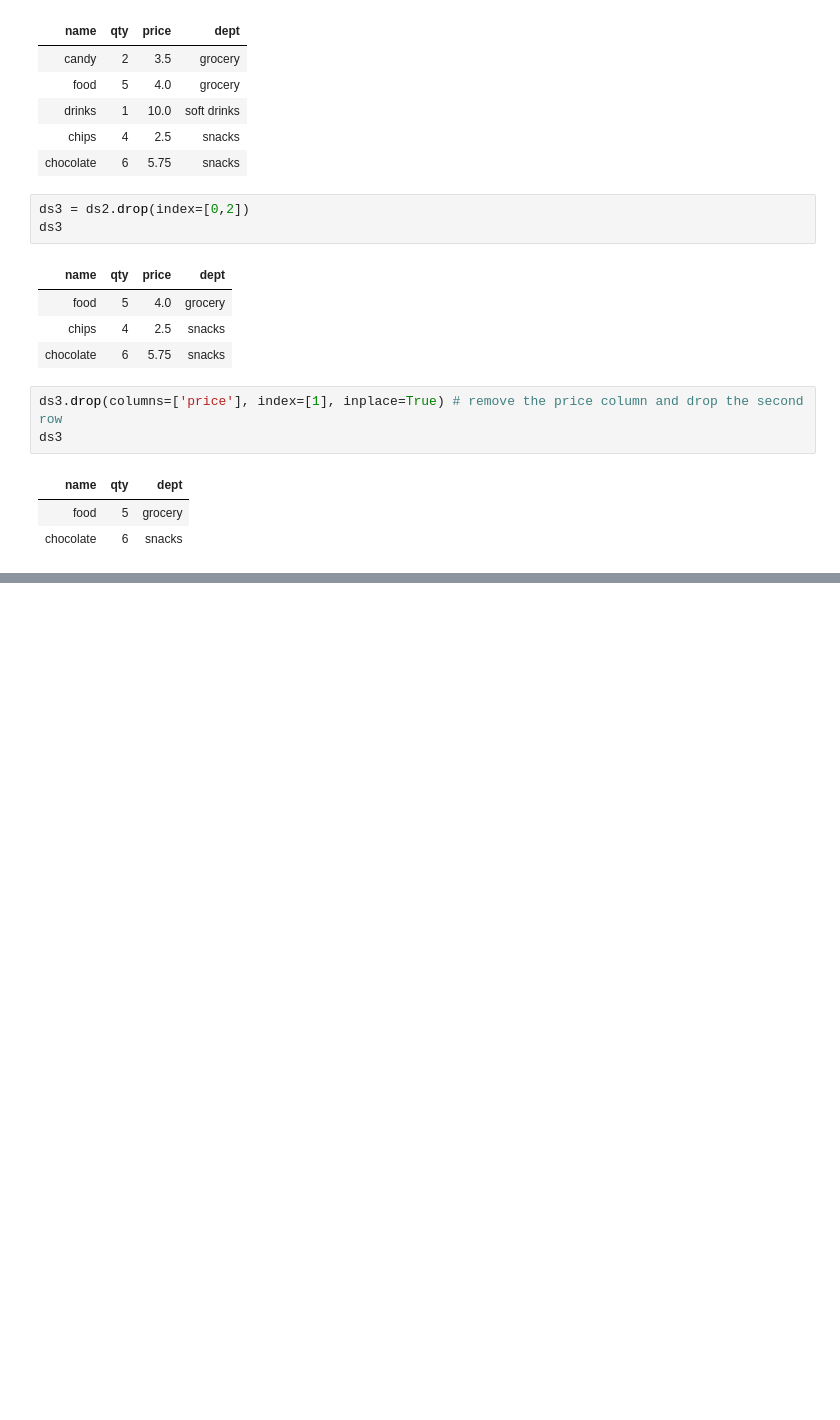
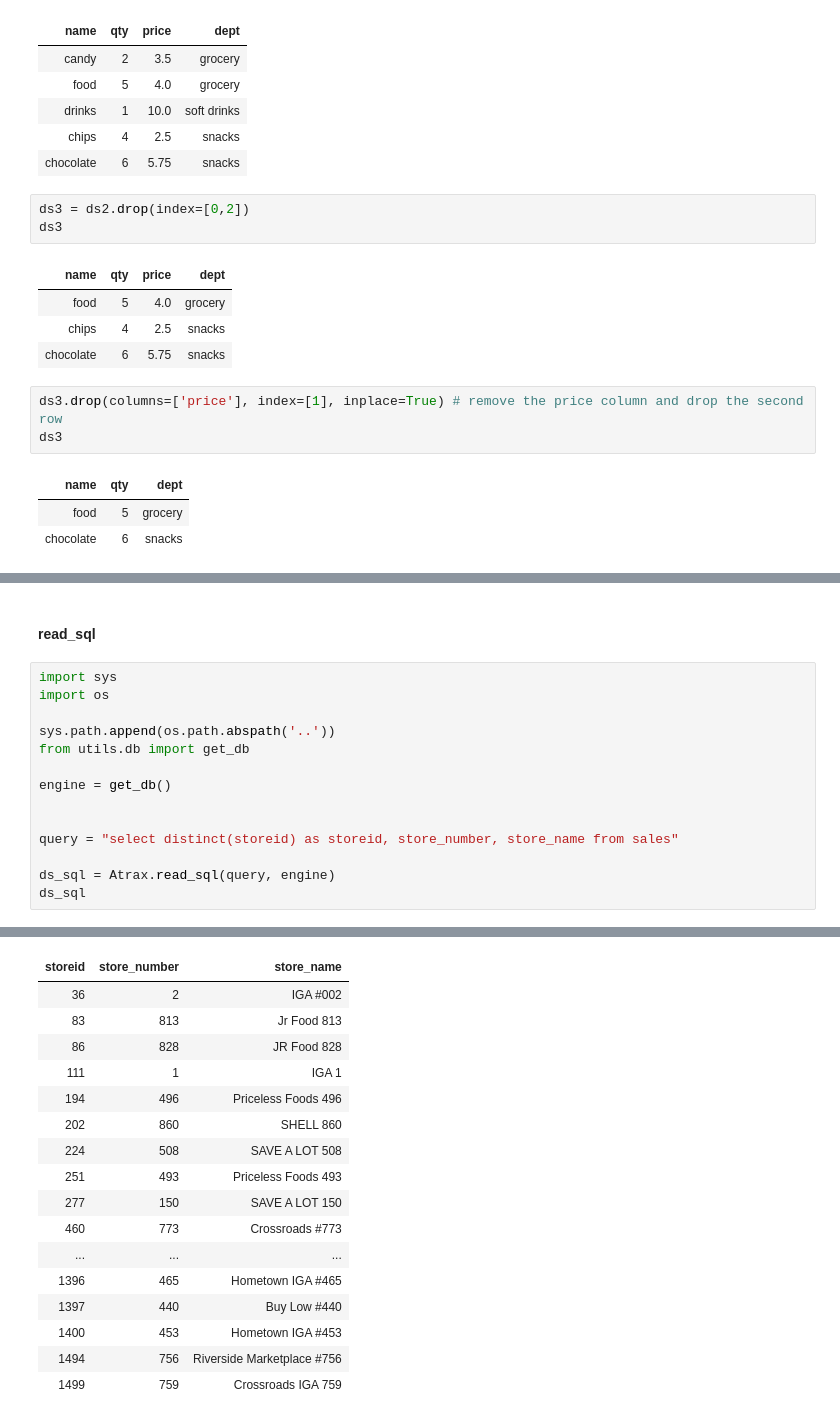
Before and after one commit to C5m7b4/maths, a Jupyter notebook: playgrounds/atrix_whiteboard.ipynb, the cells around one changed output, grey strips where cells are left out. Saved outputs shown, nothing was run; the diff lists cells and outputs as text; blank space fills up the shorter version.

```diff
--- a/playgrounds/atrix_whiteboard.ipynb
+++ b/playgrounds/atrix_whiteboard.ipynb
@@ -585,0 +787,17 @@ ds3
+# %% [markdown]
+#### read_sql
+# %%
+import sys
+import os
+
+sys.path.append(os.path.abspath('..'))
+from utils.db import get_db
+
+engine = get_db()
+
+
+query = "select distinct(storeid) as storeid, store_number, store_name from sales"
+
+ds_sql = Atrax.read_sql(query, engine)
+ds_sql
+# %% [output]
@@ -585,0 +814,17 @@ ds3
+| storeid | store_number | store_name |
+| 36 | 2 | IGA #002 |
+| 83 | 813 | Jr Food 813 |
+| 86 | 828 | JR Food 828 |
+| 111 | 1 | IGA 1 |
+| 194 | 496 | Priceless Foods 496 |
+| 202 | 860 | SHELL 860 |
+| 224 | 508 | SAVE A LOT 508 |
+| 251 | 493 | Priceless Foods 493 |
+| 277 | 150 | SAVE A LOT 150 |
+| 460 | 773 | Crossroads #773 |
+| ... | ... | ... |
+| 1396 | 465 | Hometown IGA #465 |
+| 1397 | 440 | Buy Low #440 |
+| 1400 | 453 | Hometown IGA #453 |
+| 1494 | 756 | Riverside Marketplace #756 |
+| 1499 | 759 | Crossroads IGA 759 |
```
Also changed, not shown: parts of 36 cells of this notebook, 1 other file.
